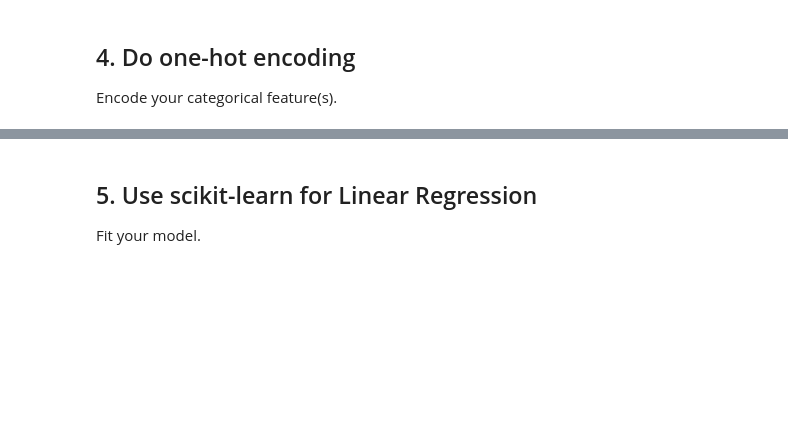
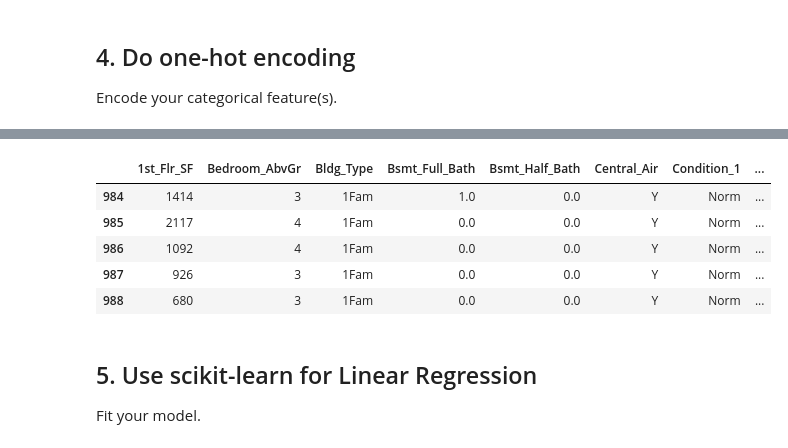
Before and after one commit to LambdaSchool/DEPRECATED-DS-Unit-2-Linear-Models, a Jupyter notebook: Tyler_Sheppard_DS_Sprint_Challenge_5_Linear_Models.ipynb, the cells around one changed output, grey strips where cells are left out. Cells and saved outputs as stored; diff of their text form; code cells hidden in the pictures; blank space fills up the shorter version.

```diff
--- a/Tyler_Sheppard_DS_Sprint_Challenge_5_Linear_Models.ipynb
+++ b/Tyler_Sheppard_DS_Sprint_Challenge_5_Linear_Models.ipynb
@@ -112,3 +138,13 @@ train.describe(exclude='number')
+# %%
+
+train.head()
+# %% [output]
+|  | 1st_Flr_SF | Bedroom_AbvGr | Bldg_Type | Bsmt_Full_Bath | Bsmt_Half_Bath | Central_Air | Condition_1 | ... |
+| 984 | 1414 | 3 | 1Fam | 1.0 | 0.0 | Y | Norm | ... |
+| 985 | 2117 | 4 | 1Fam | 0.0 | 0.0 | Y | Norm | ... |
+| 986 | 1092 | 4 | 1Fam | 0.0 | 0.0 | Y | Norm | ... |
+| 987 | 926 | 3 | 1Fam | 0.0 | 0.0 | Y | Norm | ... |
+| 988 | 680 | 3 | 1Fam | 0.0 | 0.0 | Y | Norm | ... |
 # %% [markdown]
 ## 5. Use scikit-learn for Linear Regression
 Fit your model.
```
Also changed, not shown: parts of 8 cells of this notebook.
